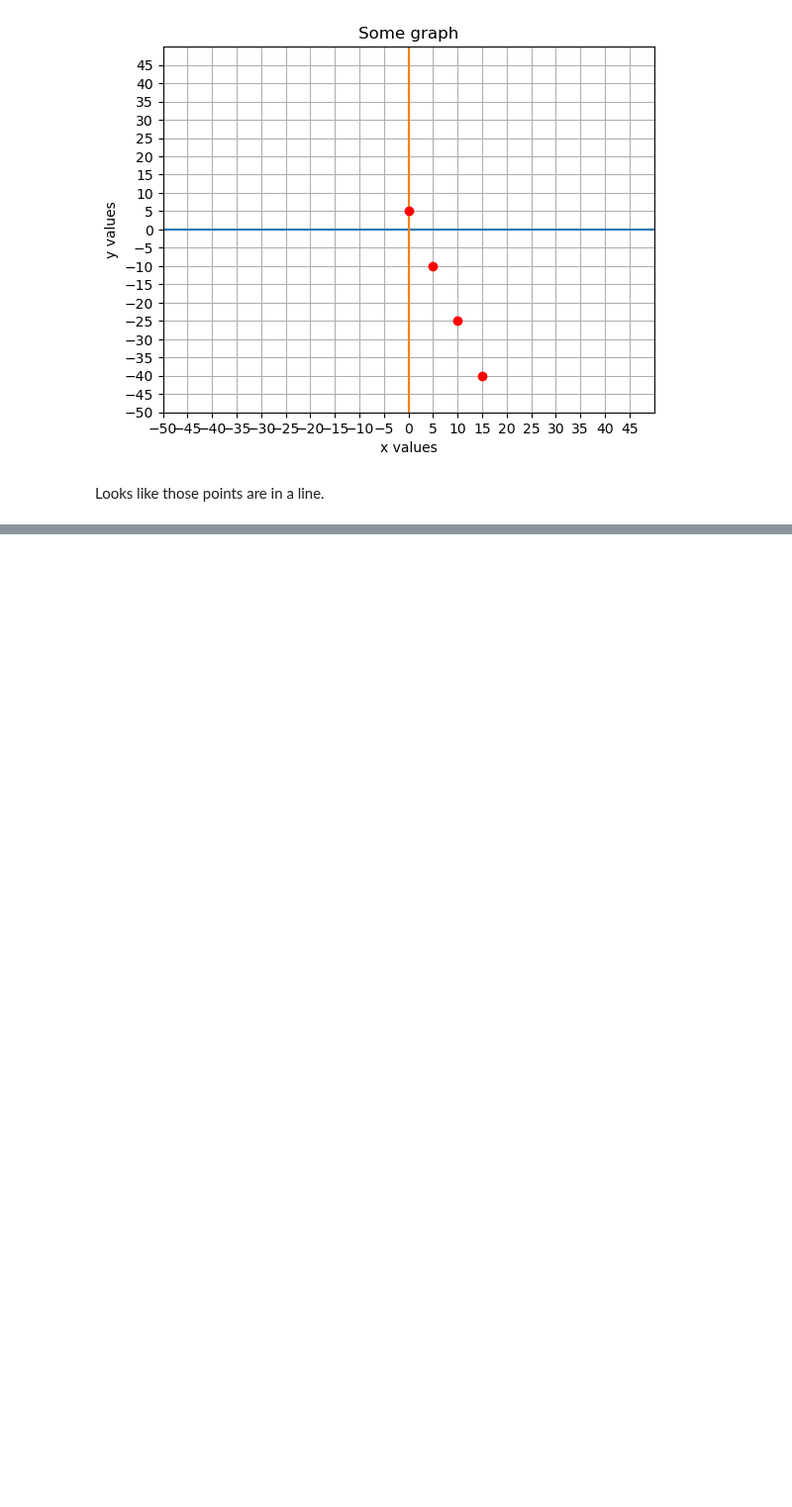
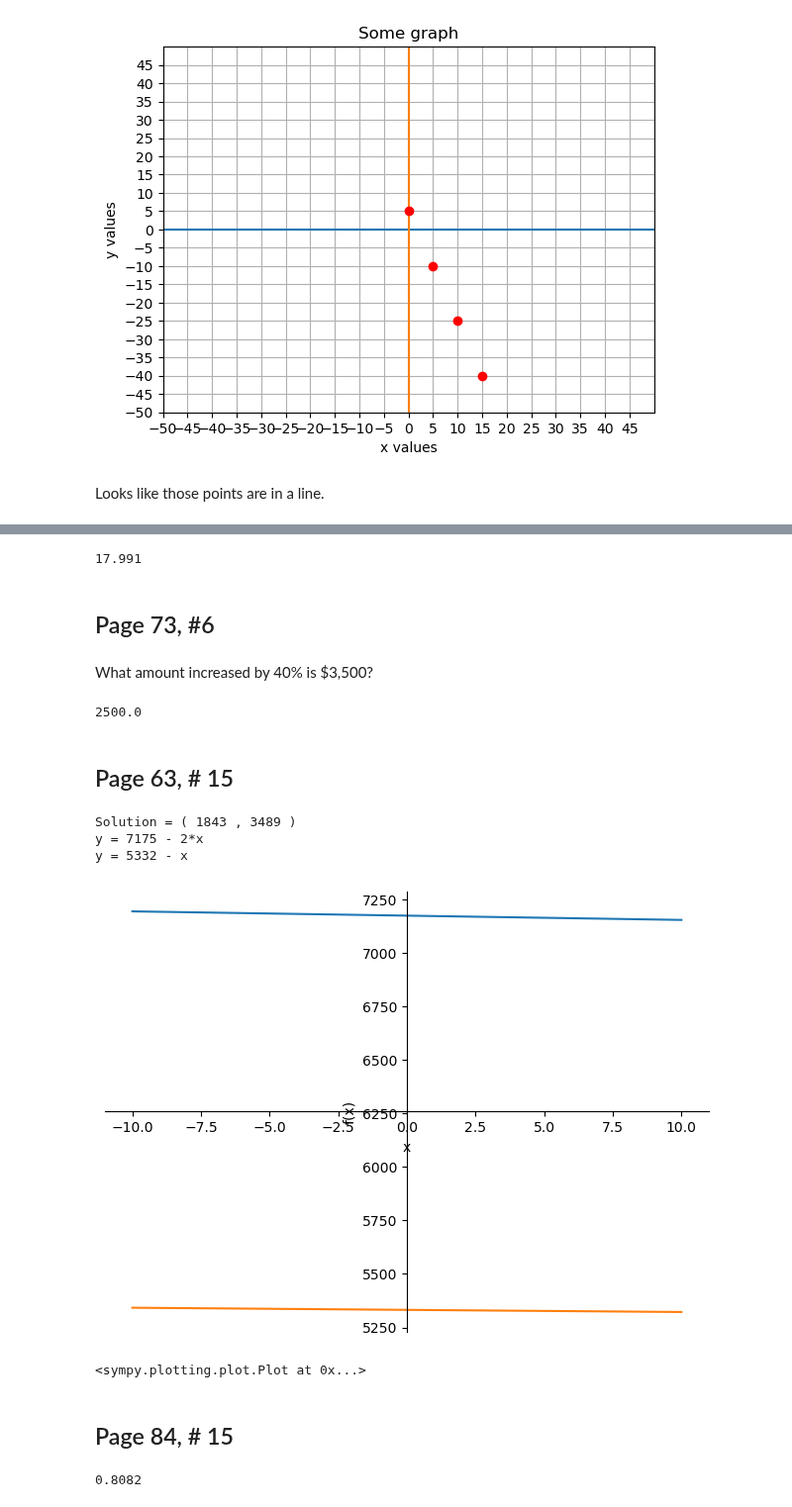
Before and after one commit to barbellfan/CollegeAlgebraJup, a Jupyter notebook: Week 9 Word Problems.ipynb, the cells around one changed output, grey strips where cells are left out. Shown at 99% size. Cells and saved outputs as stored; diff of their text form; code cells hidden in the pictures; blank space fills up the shorter version.

```diff
--- a/Week 8b Word Problems.ipynb
+++ b/Week 9 Word Problems.ipynb
@@ -241,0 +276,79 @@ Looks like those points are in a line.
+# %%
+print(19.99 * (1.00 - 0.10))
+# returns 17.991
+# %% [output]
+17.991
+# %% [markdown]
+## Page 73, #6
+# %% [markdown]
+What amount increased by 40% is $3,500?
+# %%
+# original amount * (1 + rate) = new amount
+# x * 1.4 = 3500
+print(3500/1.4)
+# returns 2500
+# %% [output]
+2500.0
+# %% [markdown]
+## Page 63, # 15
+# %%
+from sympy import *
+from sympy.plotting import plot
+from sympy import sqrt
+
+var('x y')
+
+# First equation set equal to zero, ready to solve
+# 20*x + 10*y - 71750
+first = 20*x + 10*y -71750
+
+# Second equation set equal to zero, ready to solve
+# x + y = 5332
+second = x + y - 5332
+
+# solve - can be linear or nonlinear equations
+solution = nonlinsolve([first, second], (x, y))
+for a in range(len(solution.args)):
+    x_solution = solution.args[a][0]
+    y_solution = solution.args[a][1]
+    print("Solution = (", x_solution, ",", y_solution, ")")
+
+# sympy syntax for equation equl to zero, ready to factor
+y_first = Eq(first, 0)
+
+# sympy solve for y
+y1 = solve(y_first, y)
+
+# Same two steps for second equation
+y_second = Eq(second, 0)
+y2 = solve(y_second, y)
+
+# show factored results
+print("y =", y1[0])
+print("y =", y2[0])
+
+# Plot solution
+x = symbols('x')
+xmin = -10
+xmax = 10
+plot(y1[0], y2[0], (x, xmin, xmax))
+# %% [output]
+Solution = ( 1843 , 3489 )
+y = 7175 - 2*x
+y = 5332 - x
+[figure, added]
+<sympy.plotting.plot.Plot at 0x...>
+# %% [markdown]
+## Page 84, # 15
+# %%
+pretzels = .5*2 # 50%
+cheerios = .3*2 # 30%
+peanuts = .2*2 # 20%
+
+cost = pretzels * 9.99 + cheerios * 6.99 + peanuts * 4.95 # cost per 2 kg
+
+# get cost per 100g
+print(cost/20)
+# return 0.8082, or about 80 cents
+# %% [output]
+0.8082
```
Also changed, not shown: parts of 18 cells of this notebook.
